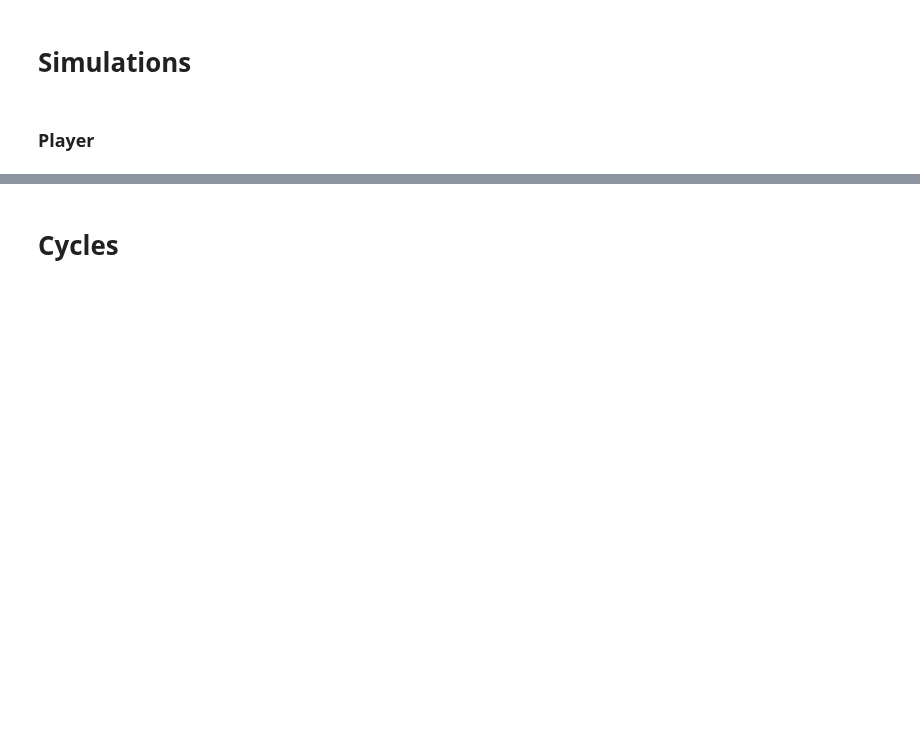
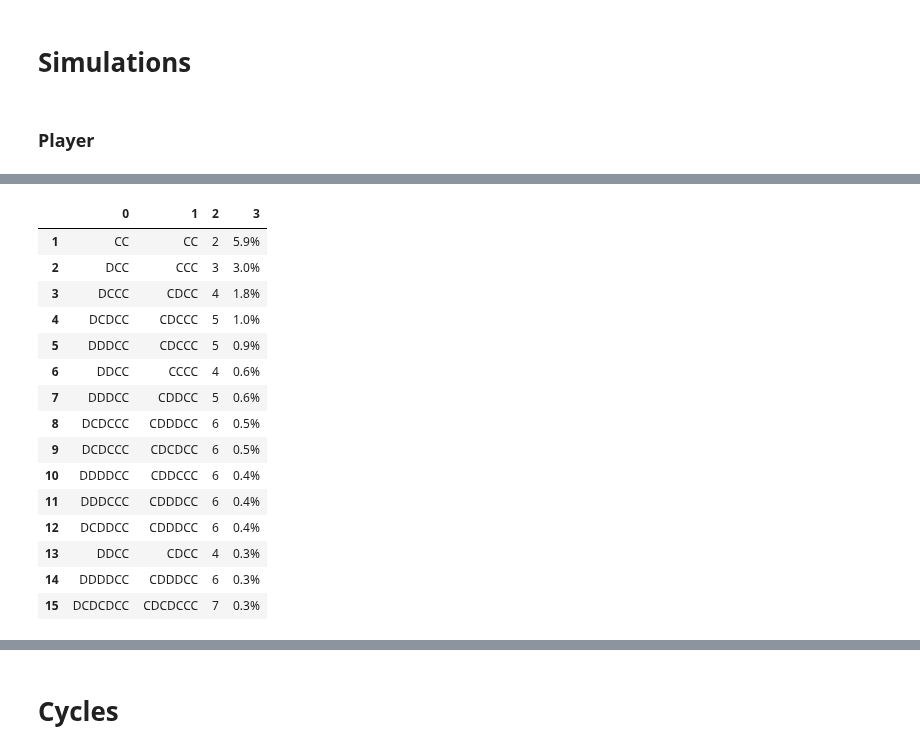
Before and after one commit to Nikoleta-v3/conditional-cooperation-with-longer-memory, a Jupyter notebook: notebooks/Payoffs.ipynb, the cells around one changed output, grey strips where cells are left out. Cells and saved outputs as stored; diff of their text form; code cells hidden in the pictures; blank space fills up the shorter version.

```diff
--- a/notebooks/Payoffs.ipynb
+++ b/notebooks/Payoffs.ipynb
@@ -217,0 +413,38 @@ fig.savefig("../figures/siFigReactiveTwoPayoffs.pdf", bbox_inches="tight")
+# %%
+frequency = [f"{round((history[1] / (5 * 10 ** 4)) * 100, 1)}%" for history in player]
+# %%
+player_one_rows = []
+player_two_rows = []
+
+for hist in most_common_histories:
+    player_one = ''
+    player_two = ''
+    for actions in hist:
+        player_one += f'{actions[0]}'
+        player_two += f'{actions[1]}'
+
+    player_one_rows.append(player_one)
+    player_two_rows.append(player_two)
+# %%
+table = pd.DataFrame([player_one_rows, player_two_rows, length, frequency]).T
+# %%
+table.index = range(1, 16)
+# %%
+table
+# %% [output]
+|  | 0 | 1 | 2 | 3 |
+| 1 | CC | CC | 2 | 5.9% |
+| 2 | DCC | CCC | 3 | 3.0% |
+| 3 | DCCC | CDCC | 4 | 1.8% |
+| 4 | DCDCC | CDCCC | 5 | 1.0% |
+| 5 | DDDCC | CDCCC | 5 | 0.9% |
+| 6 | DDCC | CCCC | 4 | 0.6% |
+| 7 | DDDCC | CDDCC | 5 | 0.6% |
+| 8 | DCDCCC | CDDDCC | 6 | 0.5% |
+| 9 | DCDCCC | CDCDCC | 6 | 0.5% |
+| 10 | DDDDCC | CDDCCC | 6 | 0.4% |
+| 11 | DDDCCC | CDDDCC | 6 | 0.4% |
+| 12 | DCDDCC | CDDDCC | 6 | 0.4% |
+| 13 | DDCC | CDCC | 4 | 0.3% |
+| 14 | DDDDCC | CDDDCC | 6 | 0.3% |
+| 15 | DCDCDCC | CDCDCCC | 7 | 0.3% |
```
Also changed, not shown: parts of 77 cells of this notebook, 10 other files.
